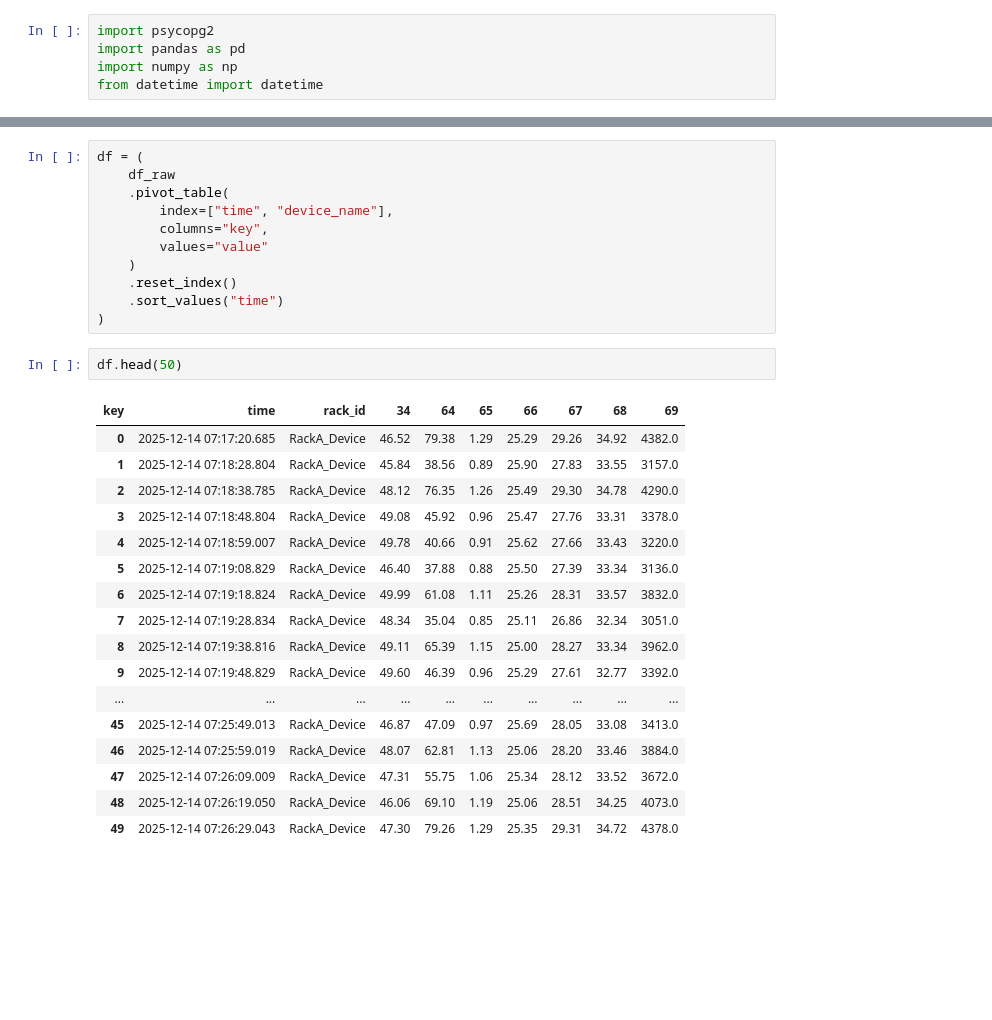
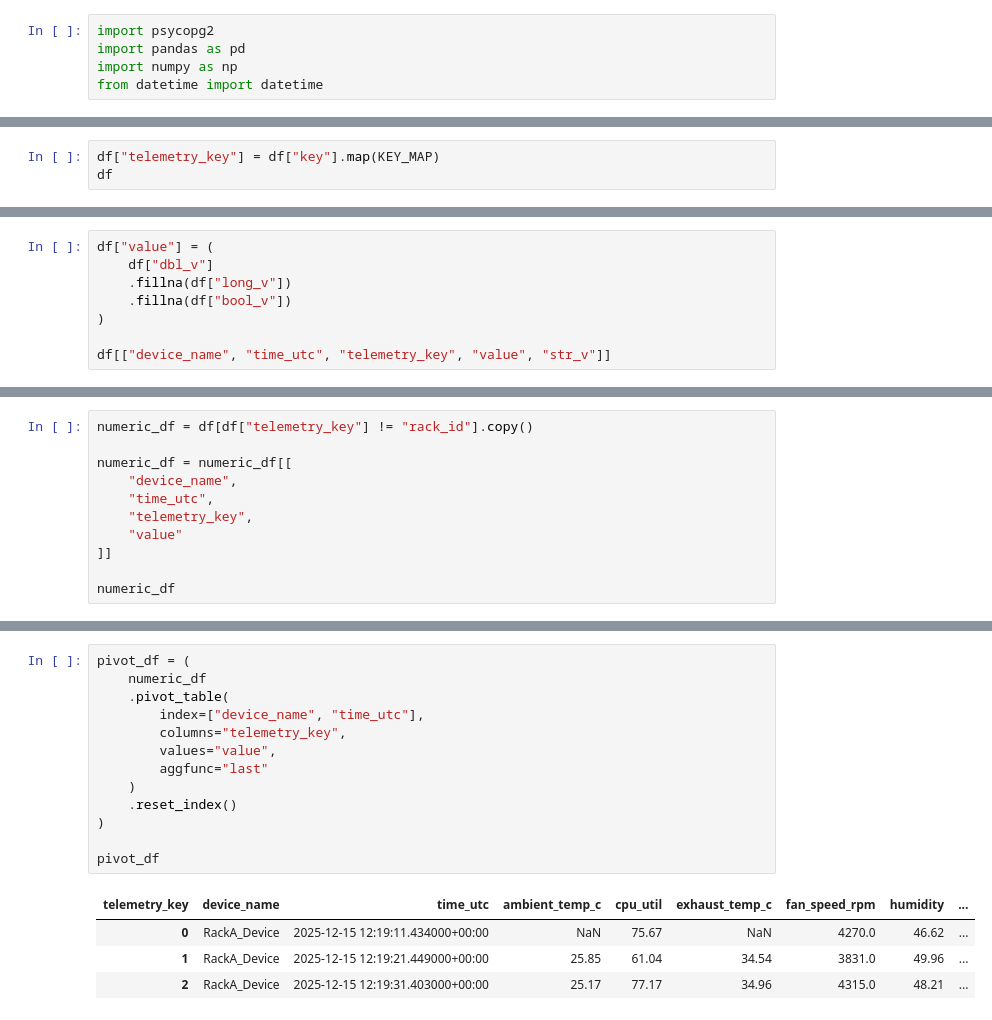
Before and after one commit to nishit-srivastava/hyperscale_data_center, a Jupyter notebook: ai_models/notebooks/01_timescale_to_flatfile.ipynb, the cells around one changed output, grey strips where cells are left out. Drawn from its saved outputs; the diff is of its cells as text; blank space fills up the shorter version.

```diff
--- a/ai_models/notebooks/01_timescale_to_flatfile.ipynb
+++ b/ai_models/notebooks/01_timescale_to_flatfile.ipynb
@@ -52,0 +68,3 @@ df_raw = pd.read_sql(query, conn, params=params)
+# %%
+df["telemetry_key"] = df["key"].map(KEY_MAP)
+df
@@ -52,0 +94,8 @@ df_raw = pd.read_sql(query, conn, params=params)
+# %%
+df["value"] = (
+    df["dbl_v"]
+    .fillna(df["long_v"])
+    .fillna(df["bool_v"])
+)
+
+df[["device_name", "time_utc", "telemetry_key", "value", "str_v"]]
@@ -52,0 +124,11 @@ df_raw = pd.read_sql(query, conn, params=params)
+# %%
+numeric_df = df[df["telemetry_key"] != "rack_id"].copy()
+
+numeric_df = numeric_df[[
+    "device_name",
+    "time_utc",
+    "telemetry_key",
+    "value"
+]]
+
+numeric_df
@@ -53,31 +154,18 @@ df_raw = pd.read_sql(query, conn, params=params)
 # %%
-df = (
-    df_raw
+pivot_df = (
+    numeric_df
     .pivot_table(
-        index=["time", "device_name"],
-        columns="key",
-        values="value"
+        index=["device_name", "time_utc"],
+        columns="telemetry_key",
+        values="value",
+        aggfunc="last"
     )
     .reset_index()
-    .sort_values("time")
 )
+
+pivot_df
+# %% [output]
+| telemetry_key | device_name | time_utc | ambient_temp_c | cpu_util | exhaust_temp_c | fan_speed_rpm | humidity | ... |
+| 0 | RackA_Device | 2025-12-15 12:19:11.434000+00:00 | NaN | 75.67 | NaN | 4270.0 | 46.62 | ... |
+| 1 | RackA_Device | 2025-12-15 12:19:21.449000+00:00 | 25.85 | 61.04 | 34.54 | 3831.0 | 49.96 | ... |
+| 2 | RackA_Device | 2025-12-15 12:19:31.403000+00:00 | 25.17 | 77.17 | 34.96 | 4315.0 | 48.21 | ... |
-# %%
-df.head(50)
-# %% [output]
-| key | time | rack_id | 34 | 64 | 65 | 66 | 67 | 68 | 69 |
-| 0 | 2025-12-14 07:17:20.685 | RackA_Device | 46.52 | 79.38 | 1.29 | 25.29 | 29.26 | 34.92 | 4382.0 |
-| 1 | 2025-12-14 07:18:28.804 | RackA_Device | 45.84 | 38.56 | 0.89 | 25.90 | 27.83 | 33.55 | 3157.0 |
-| 2 | 2025-12-14 07:18:38.785 | RackA_Device | 48.12 | 76.35 | 1.26 | 25.49 | 29.30 | 34.78 | 4290.0 |
-| 3 | 2025-12-14 07:18:48.804 | RackA_Device | 49.08 | 45.92 | 0.96 | 25.47 | 27.76 | 33.31 | 3378.0 |
-| 4 | 2025-12-14 07:18:59.007 | RackA_Device | 49.78 | 40.66 | 0.91 | 25.62 | 27.66 | 33.43 | 3220.0 |
-| 5 | 2025-12-14 07:19:08.829 | RackA_Device | 46.40 | 37.88 | 0.88 | 25.50 | 27.39 | 33.34 | 3136.0 |
-| 6 | 2025-12-14 07:19:18.824 | RackA_Device | 49.99 | 61.08 | 1.11 | 25.26 | 28.31 | 33.57 | 3832.0 |
-| 7 | 2025-12-14 07:19:28.834 | RackA_Device | 48.34 | 35.04 | 0.85 | 25.11 | 26.86 | 32.34 | 3051.0 |
-| 8 | 2025-12-14 07:19:38.816 | RackA_Device | 49.11 | 65.39 | 1.15 | 25.00 | 28.27 | 33.34 | 3962.0 |
-| 9 | 2025-12-14 07:19:48.829 | RackA_Device | 49.60 | 46.39 | 0.96 | 25.29 | 27.61 | 32.77 | 3392.0 |
-| ... | ... | ... | ... | ... | ... | ... | ... | ... | ... |
-| 45 | 2025-12-14 07:25:49.013 | RackA_Device | 46.87 | 47.09 | 0.97 | 25.69 | 28.05 | 33.08 | 3413.0 |
-| 46 | 2025-12-14 07:25:59.019 | RackA_Device | 48.07 | 62.81 | 1.13 | 25.06 | 28.20 | 33.46 | 3884.0 |
-| 47 | 2025-12-14 07:26:09.009 | RackA_Device | 47.31 | 55.75 | 1.06 | 25.34 | 28.12 | 33.52 | 3672.0 |
-| 48 | 2025-12-14 07:26:19.050 | RackA_Device | 46.06 | 69.10 | 1.19 | 25.06 | 28.51 | 34.25 | 4073.0 |
-| 49 | 2025-12-14 07:26:29.043 | RackA_Device | 47.30 | 79.26 | 1.29 | 25.35 | 29.31 | 34.72 | 4378.0 |
```
Also changed, not shown: parts of 11 cells of this notebook, 4 other files.
